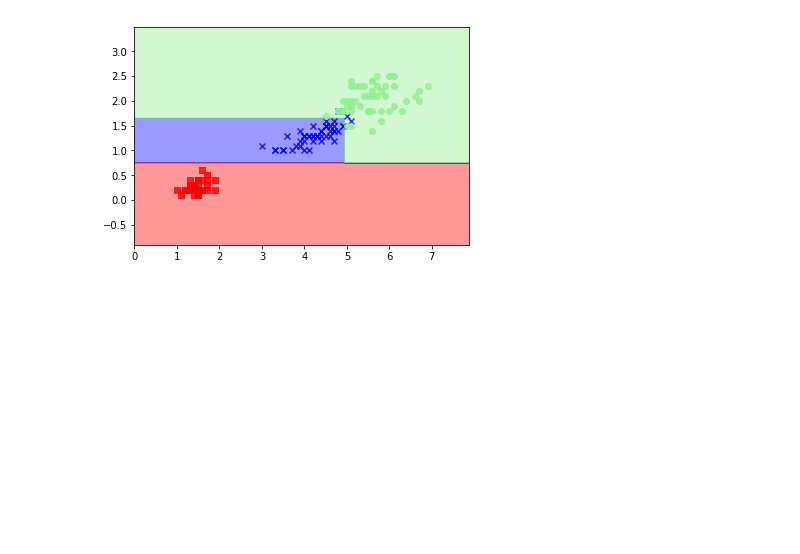
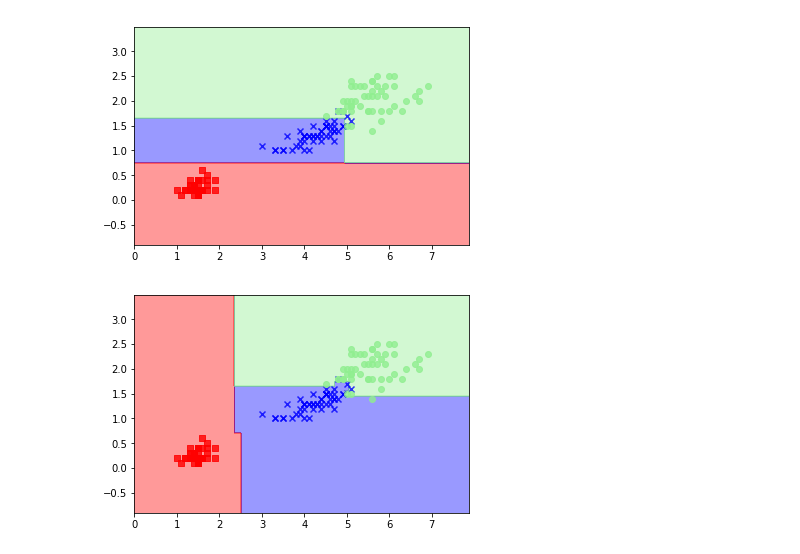
Before and after one commit to firetoss/python-ml, a Jupyter notebook: sklearn_DecisionTree.ipynb, the cells around one changed output. Cells and saved outputs as stored; diff of their text form; code cells hidden in the pictures; blank space fills up the shorter version.

```diff
--- a/sklearn_DecisionTree.ipynb
+++ b/sklearn_DecisionTree.ipynb
@@ -77,0 +80,7 @@ export_graphviz(tree, out_file='tree.dot', feature_names=['petal length', 'petal
+# %%
+forest = RandomForestClassifier(criterion='entropy', n_estimators=10, random_state=1, n_jobs=4)
+forest.fit(X_train, y_train)
+plot_decision_regions(X_combined, y_combined, classifier=forest, test_idx=range(105, 150))
+plt.show()
+# %% [output]
+[figure, added]
```
Also changed, not shown: parts of 1 cell of this notebook, 1 other file.
